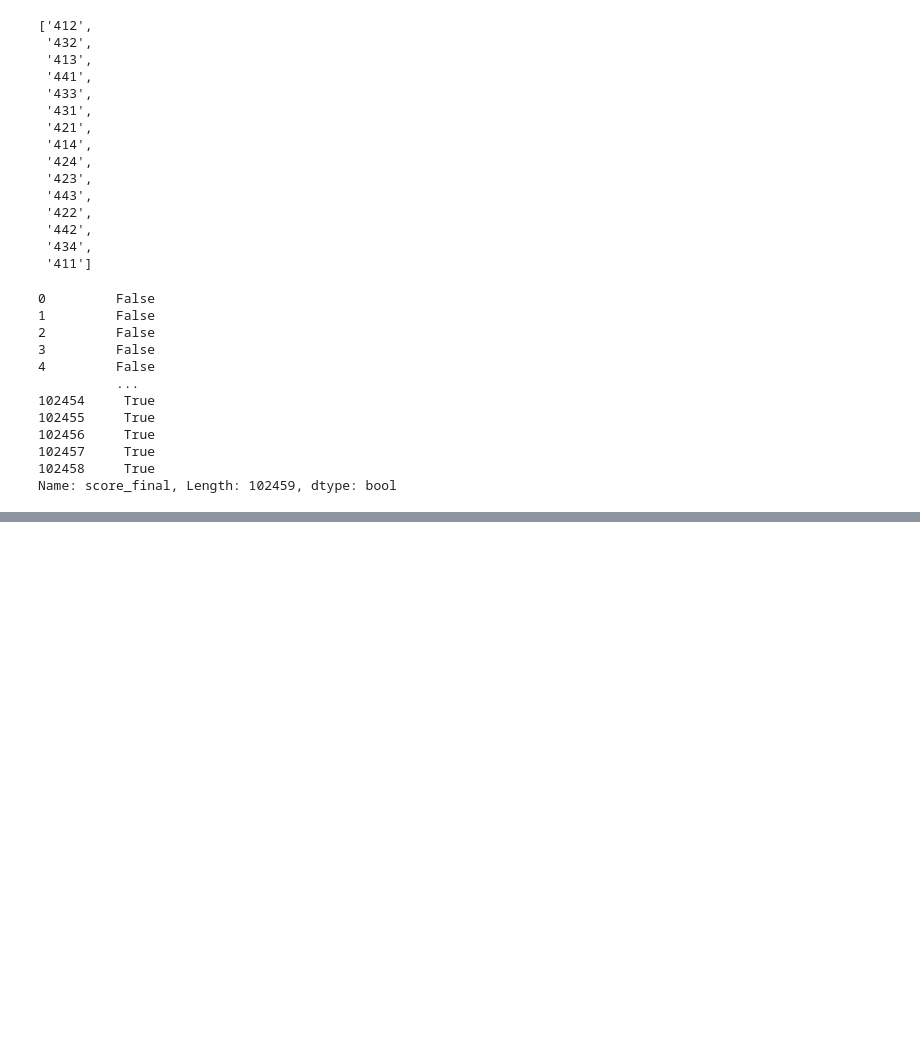
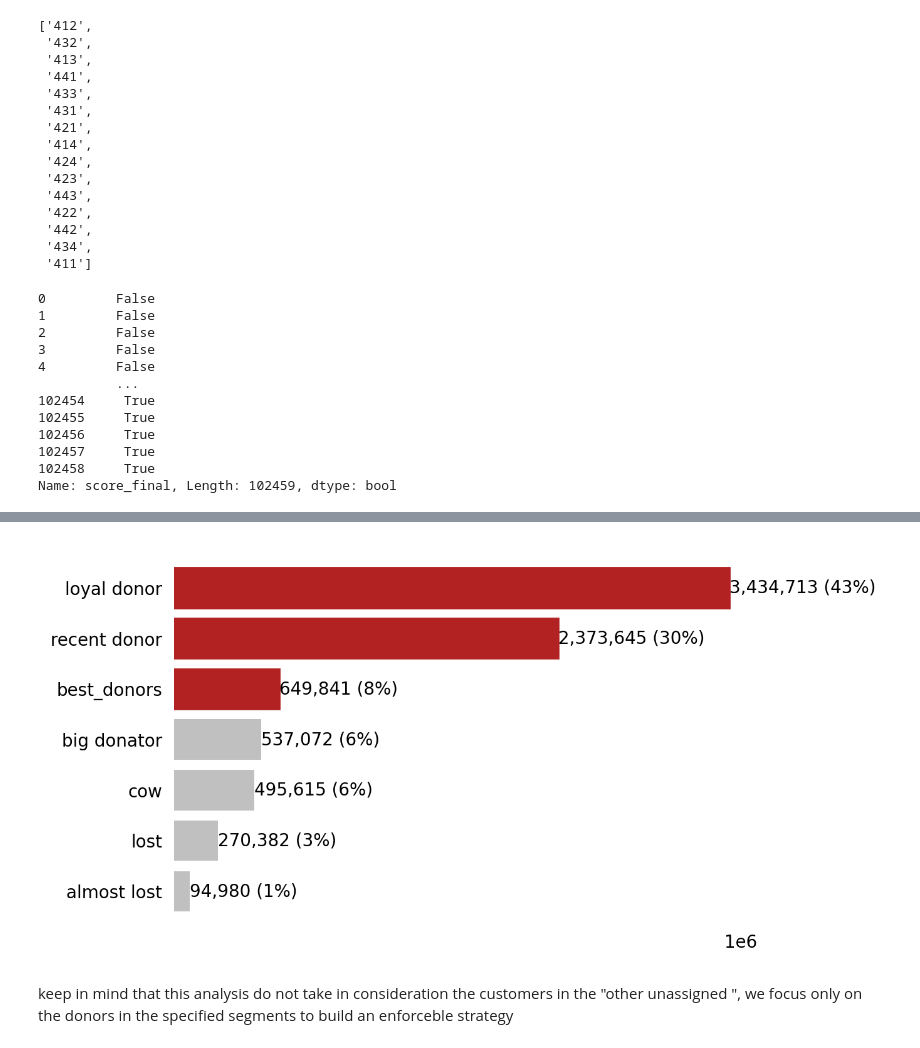
Before and after one commit to mnasini/ekimetrics-, a Jupyter notebook: ekimetrics.ipynb, the cells around one changed output, grey strips where cells are left out. Saved outputs shown, nothing was run; the diff lists cells and outputs as text; code cells hidden in the pictures; blank space fills up the shorter version.

```diff
--- a/ekimetrics.ipynb
+++ b/ekimetrics.ipynb
@@ -537,0 +586,34 @@ Name: score_final, Length: 102459, dtype: bool
+# %%
+segments_sums = matrix[~matrix['segment'].str.contains('other_unassigned')].groupby(["segment"])["total_transaction"].agg('sum').sort_values(ascending=True)
+
+fig, ax = plt.subplots()
+fig.set_dpi(200)
+
+
+bars = ax.barh(range(len(segments_sums)),
+              segments_sums,
+              color='silver')
+ax.set_frame_on(False)
+ax.tick_params(left=False,
+               bottom=False,
+               labelbottom=False)
+ax.set_yticks(range(len(segments_sums)))
+ax.set_yticklabels(segments_sums.index)
+
+for i, bar in enumerate(bars):
+        value = bar.get_width()
+        if segments_sums.index[i] in ['best_donors', 'loyal donor',"recent donor"]:
+            bar.set_color('firebrick')
+        ax.text(value,
+                bar.get_y() + bar.get_height()/2,
+                '{:,} ({:}%)'.format(int(value),
+                                   int(value*100/segments_sums.sum())),
+                va='center',
+                ha='left'
+               )
+
+plt.show()
+# %% [output]
+[figure, added]
+# %% [markdown]
+keep in mind that this analysis do not take in consideration the customers in the "other unassigned ", we focus only on the donors in the  specified segments to build an enforceble strategy
```
Also changed, not shown: parts of 18 cells of this notebook.
